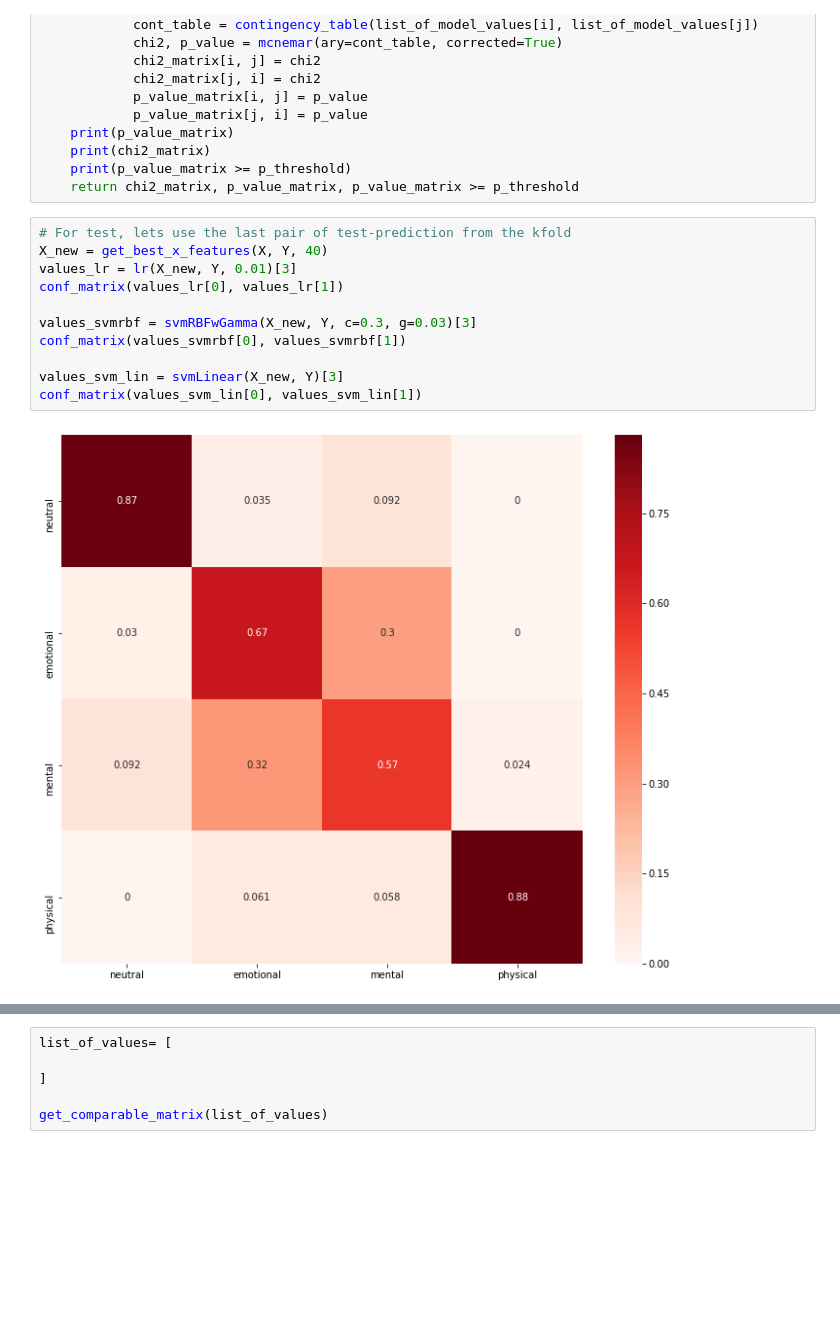
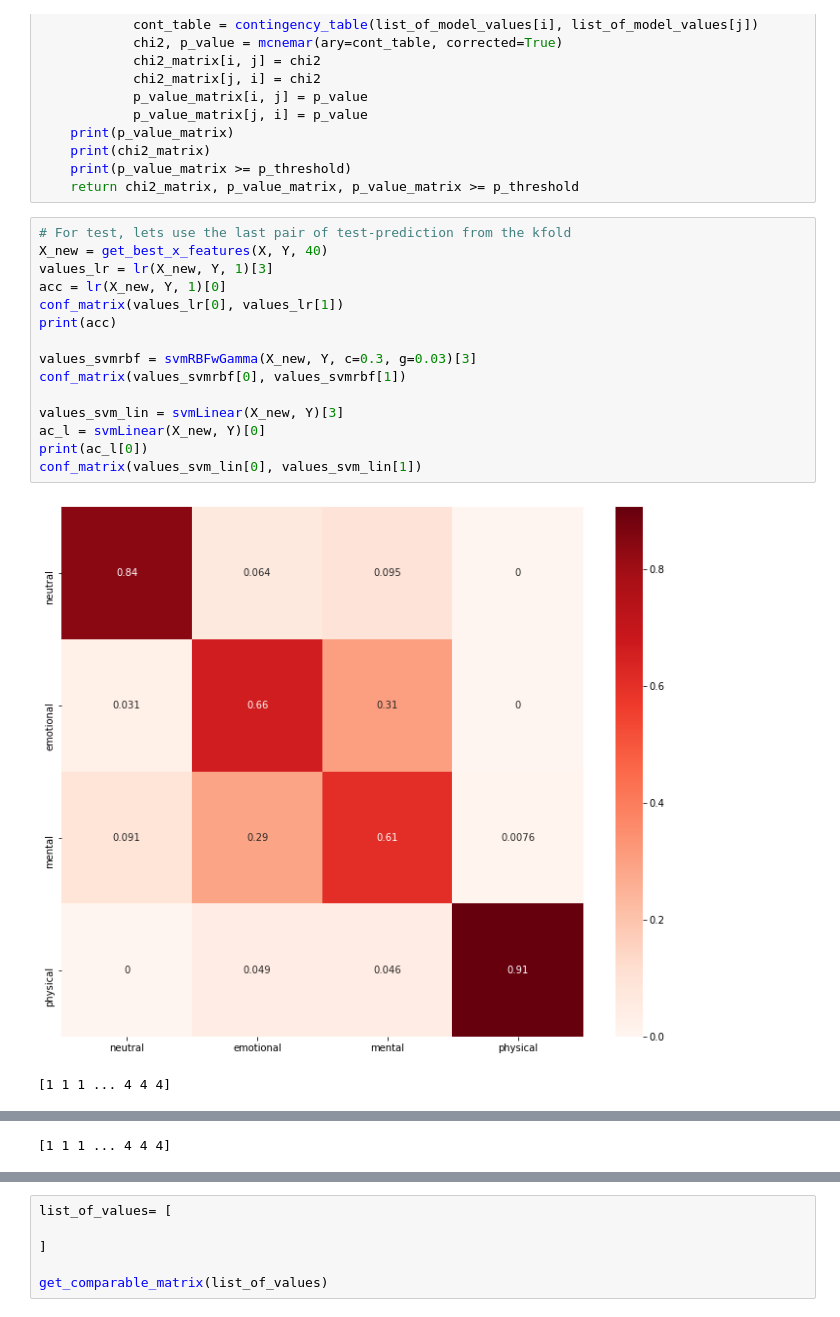
Before and after one commit to luis99fonseca/ED, a Jupyter notebook: ProjectFinal/code.ipynb, the cells around one changed output, grey strips where cells are left out. Cells and saved outputs as stored; diff of their text form; blank space fills up the shorter version.

```diff
--- a/ProjectFinal/code.ipynb
+++ b/ProjectFinal/code.ipynb
@@ -588,13 +651,18 @@ def get_comparable_matrix(list_of_model_values, p_threshold=0.05):
 # %%
 # For test, lets use the last pair of test-prediction from the kfold
 X_new = get_best_x_features(X, Y, 40)
-values_lr = lr(X_new, Y, 0.01)[3]
+values_lr = lr(X_new, Y, 1)[3]
+acc = lr(X_new, Y, 1)[0]
 conf_matrix(values_lr[0], values_lr[1])
+print(acc)
 
 values_svmrbf = svmRBFwGamma(X_new, Y, c=0.3, g=0.03)[3]
 conf_matrix(values_svmrbf[0], values_svmrbf[1])
 
 values_svm_lin = svmLinear(X_new, Y)[3]
+ac_l = svmLinear(X_new, Y)[0]
+print(ac_l[0])
 conf_matrix(values_svm_lin[0], values_svm_lin[1])
 # %% [output]
-[figure, old version]
+[figure, new version]
+[1 1 1 ... 4 4 4]
@@ -602,3 +670,4 @@ conf_matrix(values_svm_lin[0], values_svm_lin[1])
+[1 1 1 ... 4 4 4]
 [figure]
 # %%
 list_of_values= [
```
Also changed, not shown: parts of 3 cells of this notebook.
